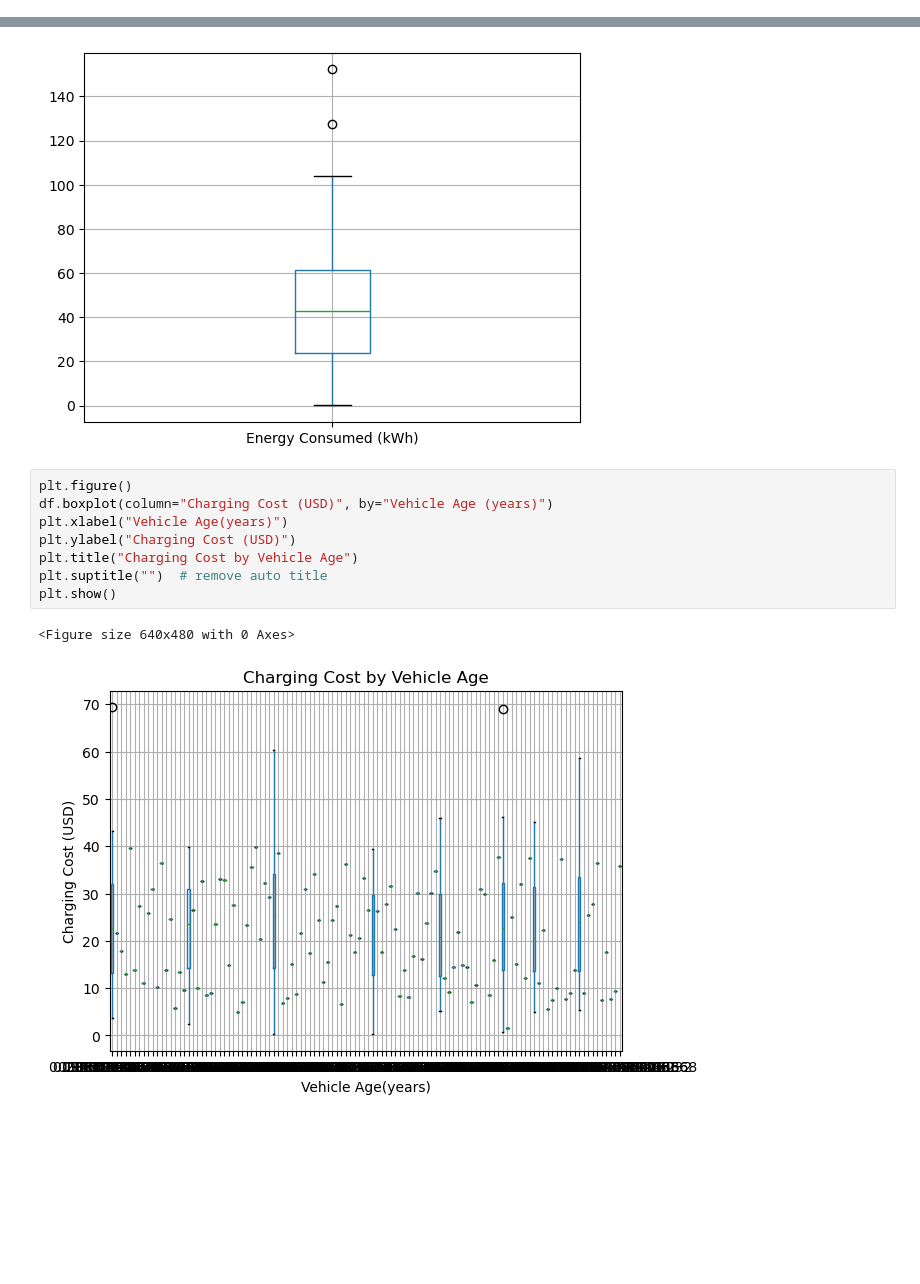
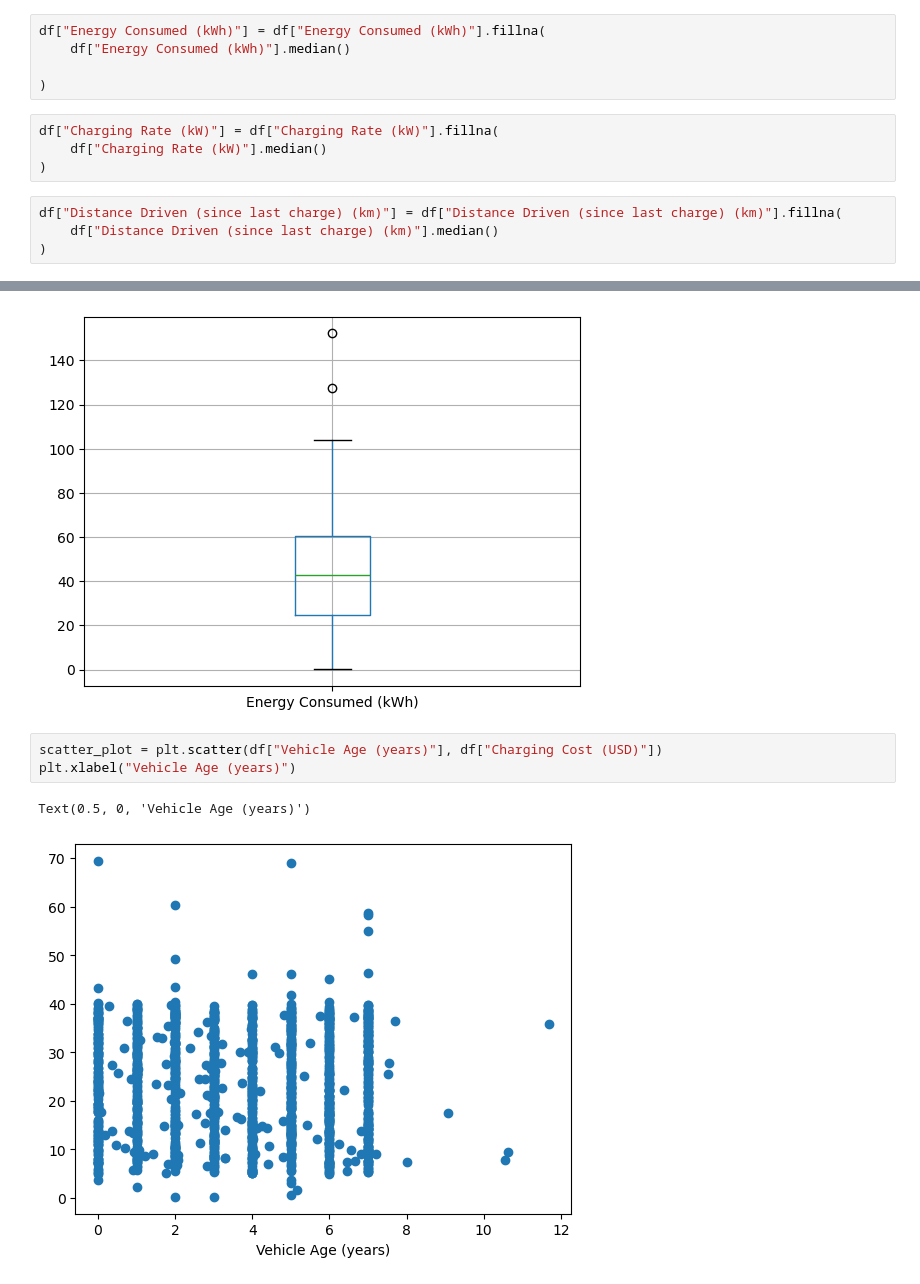
Before and after one commit to 5ubodh/ev-patterns, a Jupyter notebook: analysis/day1/ev.ipynb, the cells around one changed output, grey strips where cells are left out. Drawn from its saved outputs; the diff is of its cells as text; blank space fills up the shorter version.

Commit message:
final result of age and charging cost

```diff
--- a/analysis/day1/ev.ipynb
+++ b/analysis/day1/ev.ipynb
@@ -67,3 +67,16 @@ Vehicle Age (years)                          0
 Charger Type                                 0
 User Type                                    0
 dtype: int64
+# %%
+df["Energy Consumed (kWh)"] = df["Energy Consumed (kWh)"].fillna(
+    df["Energy Consumed (kWh)"].median()
+
+)
+# %%
+df["Charging Rate (kW)"] = df["Charging Rate (kW)"].fillna(
+    df["Charging Rate (kW)"].median()
+)
+# %%
+df["Distance Driven (since last charge) (km)"] = df["Distance Driven (since last charge) (km)"].fillna(
+    df["Distance Driven (since last charge) (km)"].median()
+)
@@ -78,14 +111,9 @@ df.boxplot(column="Energy Consumed (kWh)")
 plt.show()
 # %% [output]
 [figure]
-# %%
-plt.figure()
-df.boxplot(column="Charging Cost (USD)", by="Vehicle Age (years)")
-plt.xlabel("Vehicle Age(years)")
-plt.ylabel("Charging Cost (USD)")
-plt.title("Charging Cost by Vehicle Age")
-plt.suptitle("")  # remove auto title
-plt.show()
-# %% [output]
-<Figure size 640x480 with 0 Axes>
-[figure, removed]
+# %%
+scatter_plot = plt.scatter(df["Vehicle Age (years)"], df["Charging Cost (USD)"])
+plt.xlabel("Vehicle Age (years)")
+# %% [output]
+Text(0.5, 0, 'Vehicle Age (years)')
+[figure, added]
```
Also changed, not shown: parts of 8 cells of this notebook.
